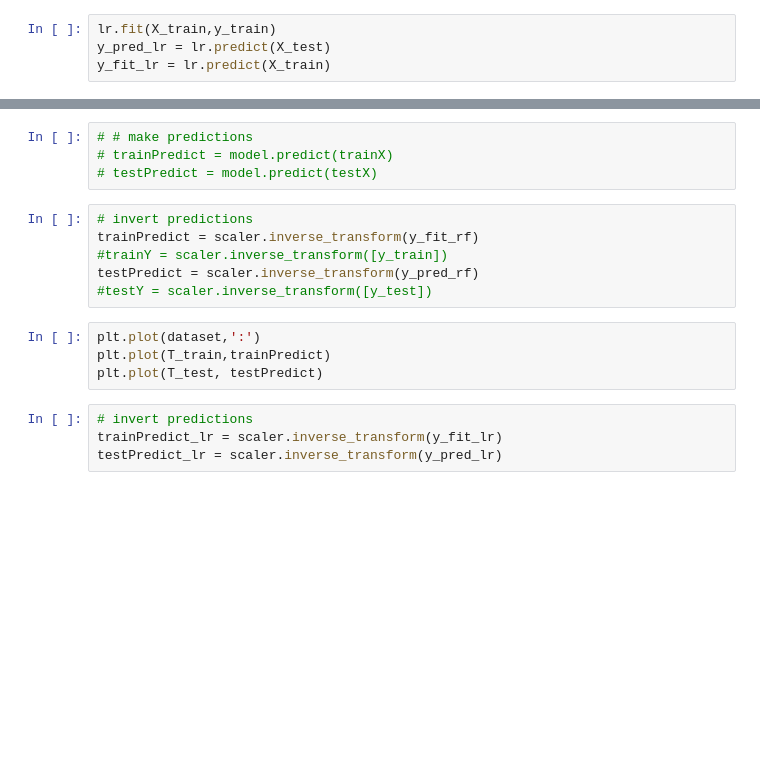
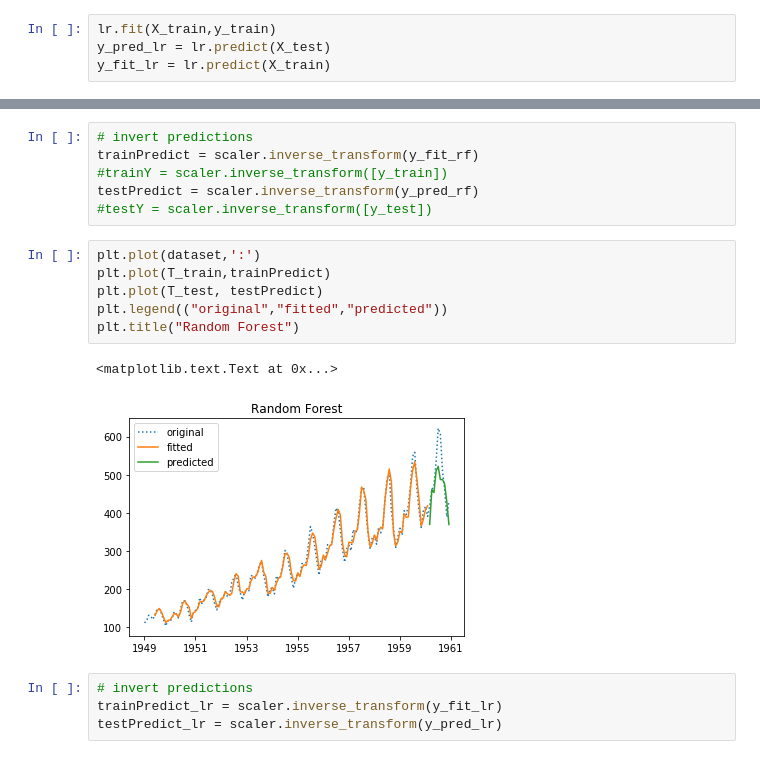
Before and after one commit to shahabeddin/GEC_Lab_Level2, a Jupyter notebook: GEC_Level2_Lab5.ipynb, the cells around one changed output, grey strips where cells are left out. Drawn from its saved outputs; the diff is of its cells as text; blank space fills up the shorter version.

```diff
--- a/GEC_Level2_Lab5.ipynb
+++ b/GEC_Level2_Lab5.ipynb
@@ -178,7 +233,3 @@ metrics.mean_squared_error(y_test, y_pred_lr)
-# %%
-# # make predictions
-# trainPredict = model.predict(trainX)
-# testPredict = model.predict(testX)
 # %%
 # invert predictions
 trainPredict = scaler.inverse_transform(y_fit_rf)
@@ -188,7 +239,12 @@ testPredict = scaler.inverse_transform(y_pred_rf)
 # %%
 plt.plot(dataset,':')
 plt.plot(T_train,trainPredict)
 plt.plot(T_test, testPredict)
+plt.legend(("original","fitted","predicted"))
+plt.title("Random Forest")
+# %% [output]
+<matplotlib.text.Text at 0x...>
+[figure, added]
 # %%
 # invert predictions
 trainPredict_lr = scaler.inverse_transform(y_fit_lr)
```
Also changed, not shown: parts of 58 cells of this notebook.
